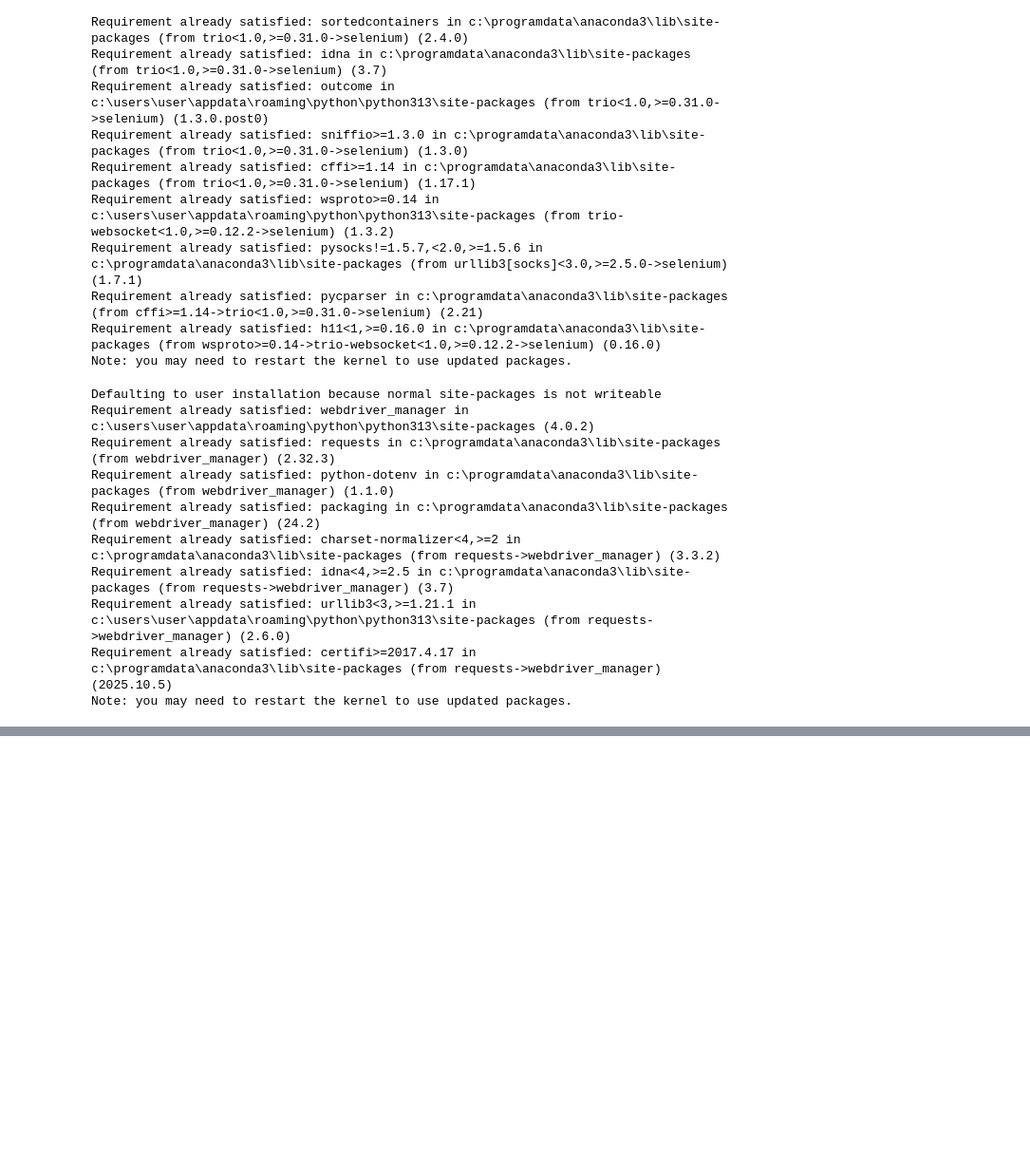
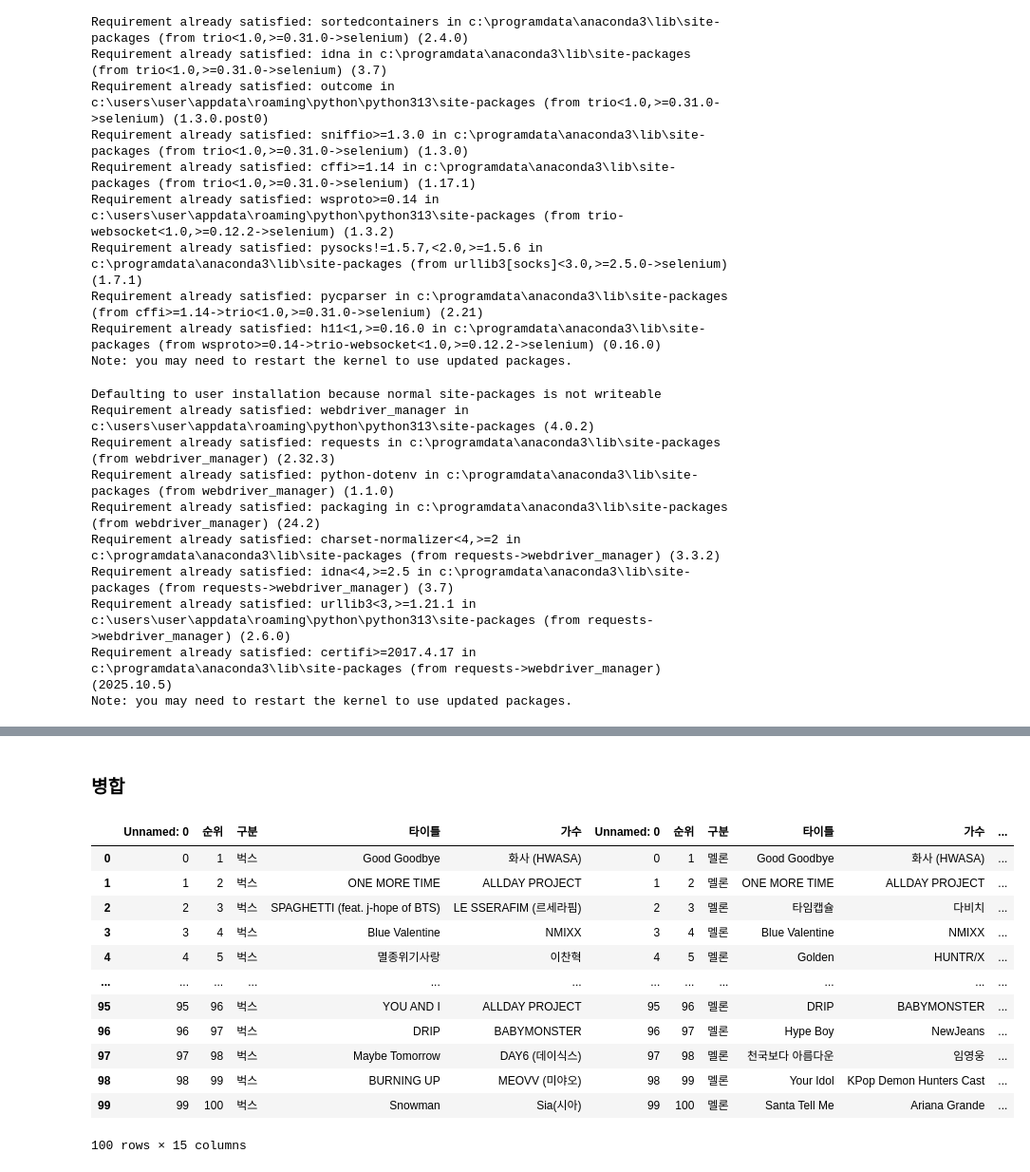
Before and after one commit to EverJoyyyL20/sesac_web_client_workspace, a Jupyter notebook: melon_bucks_gennie.ipynb, the cells around one changed output, grey strips where cells are left out. Shown at 95% size. Cells and saved outputs as stored; diff of their text form; code cells hidden in the pictures; blank space fills up the shorter version.

```diff
--- a/melon_bucks_gennie.ipynb
+++ b/melon_bucks_gennie.ipynb
@@ -413,2 +418,29 @@ gennie_df
 # %%
 gennie_df.to_excel("geenie.xlsx")
+# %% [markdown]
+### 병합
+# %%
+import pandas as pd
+df_bucks=pd.read_excel("bucks.xlsx")
+df_melon=pd.read_excel("melon.xlsx")
+df_geenie=pd.read_excel("geenie.xlsx")
+# %%
+df_m_b=pd.concat([df_bucks,df_melon],axis=1)
+# %%
+df_all=pd.concat([df_m_b,df_geenie],axis=1)
+# %%
+df_all
+# %% [output]
+|  | Unnamed: 0 | 순위 | 구분 | 타이틀 | 가수 | Unnamed: 0 | 순위 | 구분 | 타이틀 | 가수 | ... |
+| 0 | 0 | 1 | 벅스 | Good Goodbye | 화사 (HWASA) | 0 | 1 | 멜론 | Good Goodbye | 화사 (HWASA) | ... |
+| 1 | 1 | 2 | 벅스 | ONE MORE TIME | ALLDAY PROJECT | 1 | 2 | 멜론 | ONE MORE TIME | ALLDAY PROJECT | ... |
+| 2 | 2 | 3 | 벅스 | SPAGHETTI (feat. j-hope of BTS) | LE SSERAFIM (르세라핌) | 2 | 3 | 멜론 | 타임캡슐 | 다비치 | ... |
+| 3 | 3 | 4 | 벅스 | Blue Valentine | NMIXX | 3 | 4 | 멜론 | Blue Valentine | NMIXX | ... |
+| 4 | 4 | 5 | 벅스 | 멸종위기사랑 | 이찬혁 | 4 | 5 | 멜론 | Golden | HUNTR/X | ... |
+| ... | ... | ... | ... | ... | ... | ... | ... | ... | ... | ... | ... |
+| 95 | 95 | 96 | 벅스 | YOU AND I | ALLDAY PROJECT | 95 | 96 | 멜론 | DRIP | BABYMONSTER | ... |
+| 96 | 96 | 97 | 벅스 | DRIP | BABYMONSTER | 96 | 97 | 멜론 | Hype Boy | NewJeans | ... |
+| 97 | 97 | 98 | 벅스 | Maybe Tomorrow | DAY6 (데이식스) | 97 | 98 | 멜론 | 천국보다 아름다운 | 임영웅 | ... |
+| 98 | 98 | 99 | 벅스 | BURNING UP | MEOVV (미야오) | 98 | 99 | 멜론 | Your Idol | KPop Demon Hunters Cast | ... |
+| 99 | 99 | 100 | 벅스 | Snowman | Sia(시아) | 99 | 100 | 멜론 | Santa Tell Me | Ariana Grande | ... |
+100 rows × 15 columns
```
Also changed, not shown: parts of 18 cells of this notebook, 3 other files.
